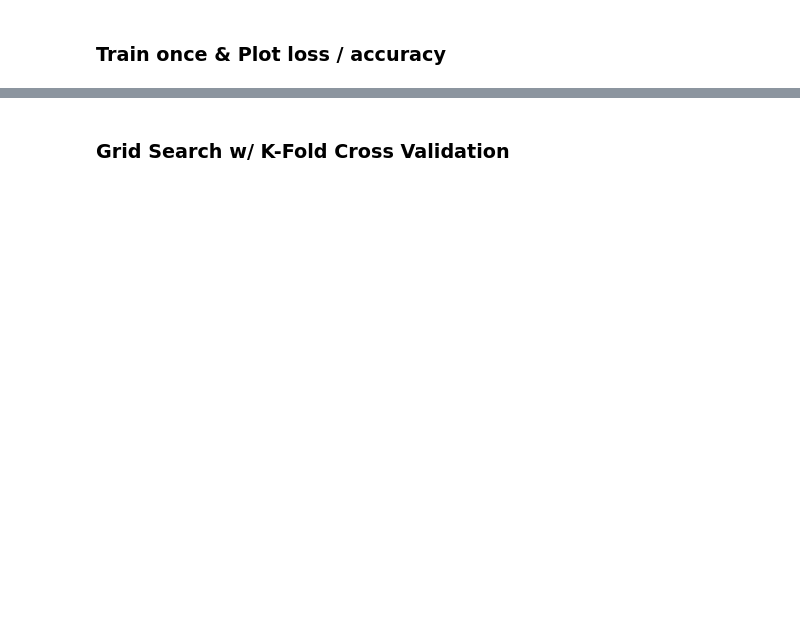
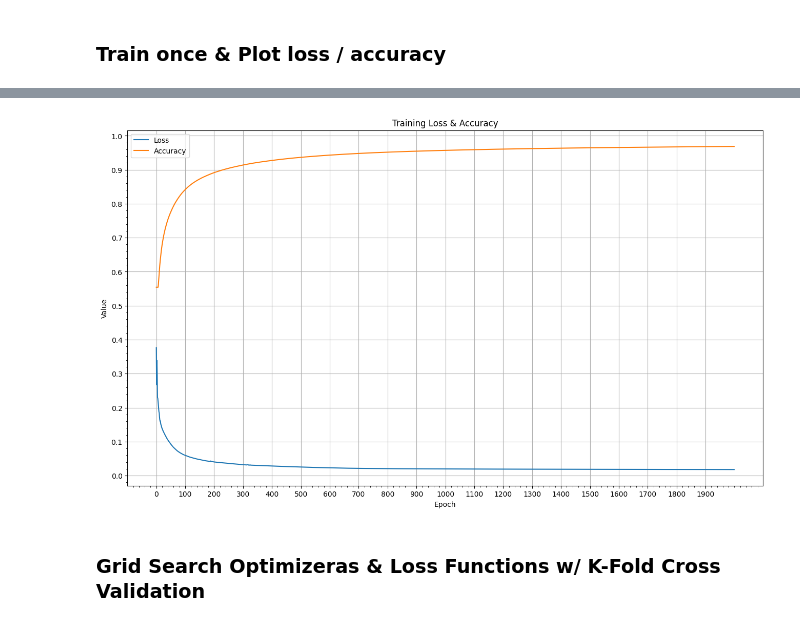
Before and after one commit to Rec1dite/AImond, a Jupyter notebook: maintorch.ipynb, the cells around one changed output, grey strips where cells are left out. Cells and saved outputs as stored; diff of their text form; code cells hidden in the pictures; blank space fills up the shorter version.

```diff
--- a/maintorch.ipynb
+++ b/maintorch.ipynb
@@ -273,10 +298,0 @@ def train(net: Net, x: torch.Tensor, y: torch.Tensor, epochs = 2000, printFreq =
-# %%
-from typing import List, Tuple
-def getRunner(epochs = 1000, loss = nn.MSELoss, opts = [optim.Rprop], act = nn.ReLU) -> Runnable:
-    def runner(xTrain: torch.Tensor, yTrain: torch.Tensor, xTest: torch.Tensor, yTest: torch.Tensor) -> Tuple[TrainResults, float]:
-        net = createNN(xTrain.shape[1], yTrain.shape[1], loss, opts, act)
-        trainRes = train(net, xTrain, yTrain, epochs)
-        testAcc = test(net, xTest, yTest)
-        return trainRes, testAcc
-
-    return runner
@@ -325,0 +397,9 @@ Test accuracy with K fold: 0.8562
+# %%
+epcs = 2000
+
+trainRes, testAcc = runTrainTest(getRunner(epcs))
+
+print(f'Test accuracy: \033[0;94m{testAcc:.4f}\033[0m')
+
+plotAccLoss(trainRes['losses'], trainRes['accuracies'], epcs)
+# %% [output]
@@ -326,2 +423,3 @@ Test accuracy with K fold: 0.8562
+[figure, added]
 # %% [markdown]
-### Grid Search w/ K-Fold Cross Validation
+### Grid Search Optimizeras & Loss Functions w/ K-Fold Cross Validation
```
Also changed, not shown: parts of 21 cells of this notebook.
